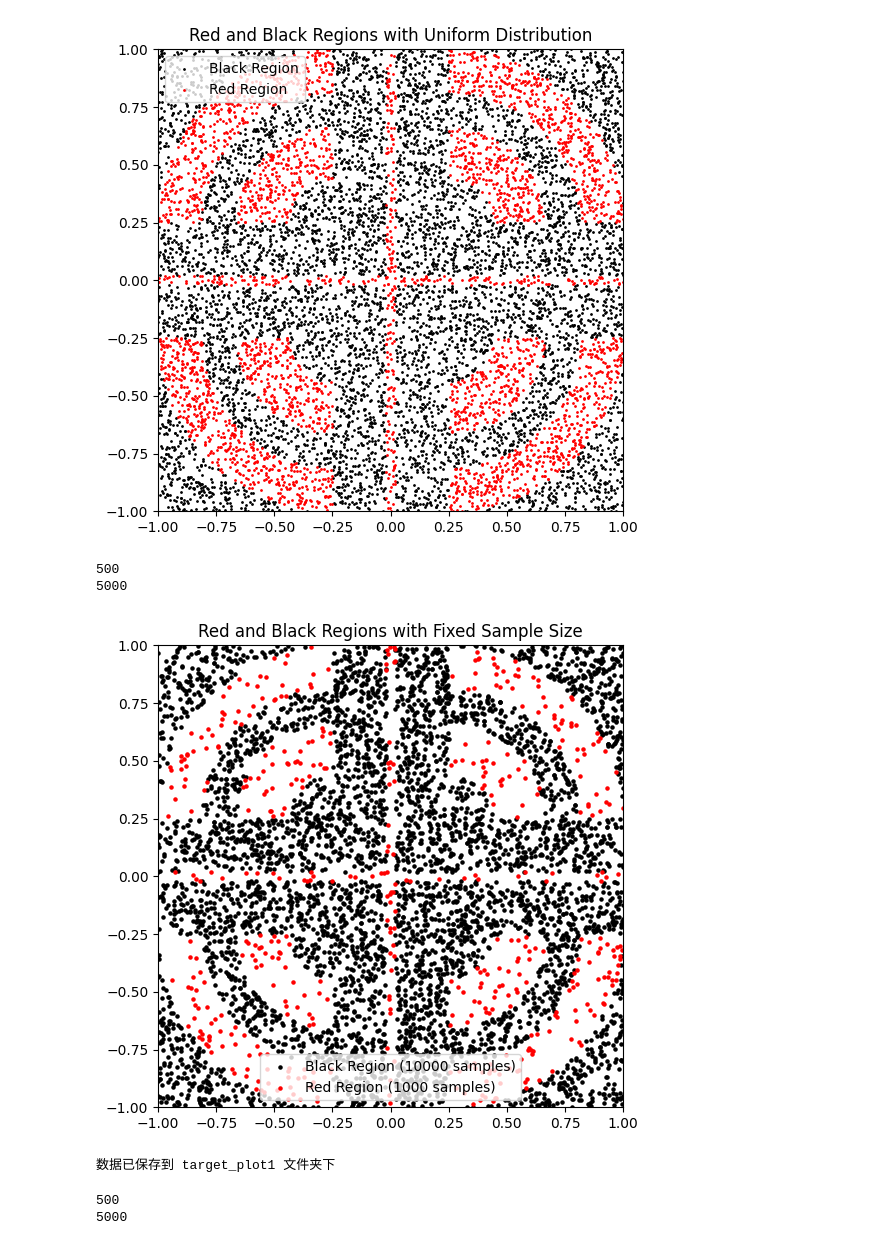
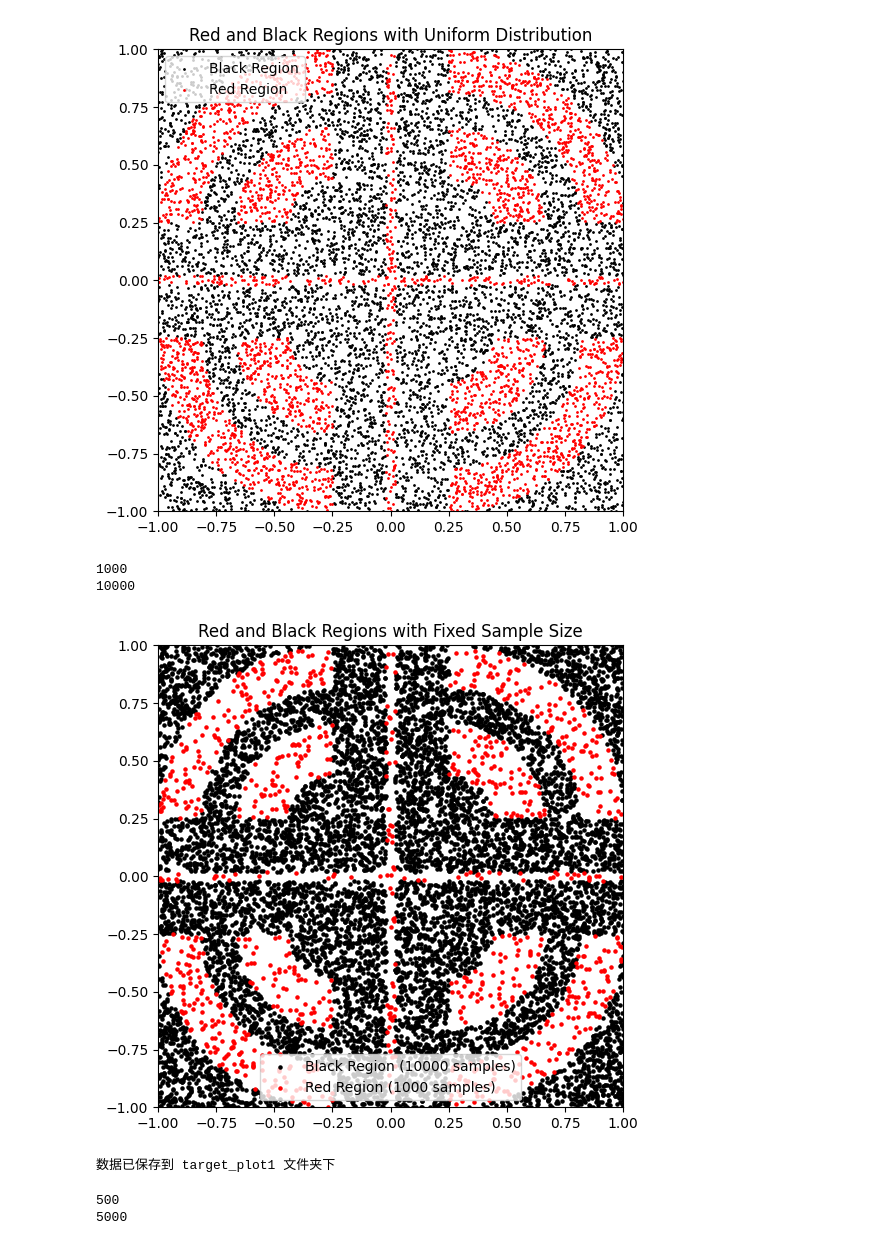
Before and after one commit to papazhu1/DGBDF, a Jupyter notebook: model/compared_results/process_result.ipynb, the cells around one changed output. Cells and saved outputs as stored; diff of their text form; code cells hidden in the pictures.

```diff
--- a/model/compared_results/process_result.ipynb
+++ b/model/compared_results/process_result.ipynb
@@ -475,7 +475,7 @@ def is_in_red_region(x, y):
     return in_red | in_horizontal_cross | in_vertical_cross
 
 # 生成红色区域的点
-num_red_samples = 500
+num_red_samples = 1000
 red_x_all = np.random.uniform(-1, 1, num_red_samples * 10)  # 扩大范围生成，筛选后保证1000个点
 red_y_all = np.random.uniform(-1, 1, num_red_samples * 10)
 is_red = is_in_red_region(red_x_all, red_y_all)
@@ -485,7 +485,7 @@ red_x = red_x_all[is_red][:num_red_samples]
 red_y = red_y_all[is_red][:num_red_samples]
 
 # 生成黑色区域的点
-num_black_samples = 5000
+num_black_samples = 10000
 black_x_all = np.random.uniform(-1, 1, num_black_samples * 10)  # 扩大范围生成，筛选后保证10000个点
 black_y_all = np.random.uniform(-1, 1, num_black_samples * 10)
 is_black = ~is_in_red_region(black_x_all, black_y_all)
@@ -495,36 +495,36 @@ black_x = black_x_all[is_black][:num_black_samples]
 black_y = black_y_all[is_black][:num_black_samples]
 
 print(len(red_x))
 print(len(black_x))
 
 # 绘制图像
 plt.figure(figsize=(6, 6))
 plt.scatter(black_x, black_y, color='black', s=5, label='Black Region (10000 samples)')
 plt.scatter(red_x, red_y, color='red', s=5, label='Red Region (1000 samples)')
 plt.xlim(-1, 1)
 plt.ylim(-1, 1)
 plt.title("Red and Black Regions with Fixed Sample Size")
 plt.legend()
 plt.grid(False)
 plt.show()
 
 # 定义保存路径
 save_dir = "../target_plot1"
 os.makedirs(save_dir, exist_ok=True)
 
 # 保存红色区域数据
 red_data = np.array([red_x, red_y])
 np.save(os.path.join(save_dir, "red_region.npy"), red_data)
 
 # 保存黑色区域数据
 black_data = np.array([black_x, black_y])
 np.save(os.path.join(save_dir, "black_region.npy"), black_data)
 
 print("数据已保存到 target_plot1 文件夹下")
 # %% [output]
-500
-5000
+1000
+10000
-[figure, old version]
+[figure, new version]
 数据已保存到 target_plot1 文件夹下
 # %%
 import numpy as np
```
Also changed, not shown: 10 other files.
